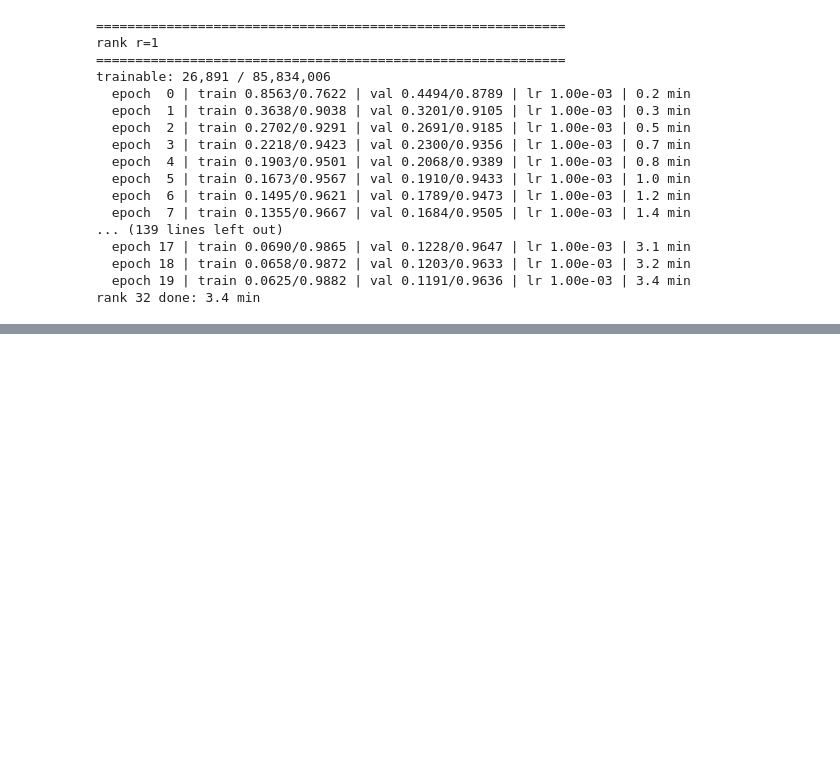
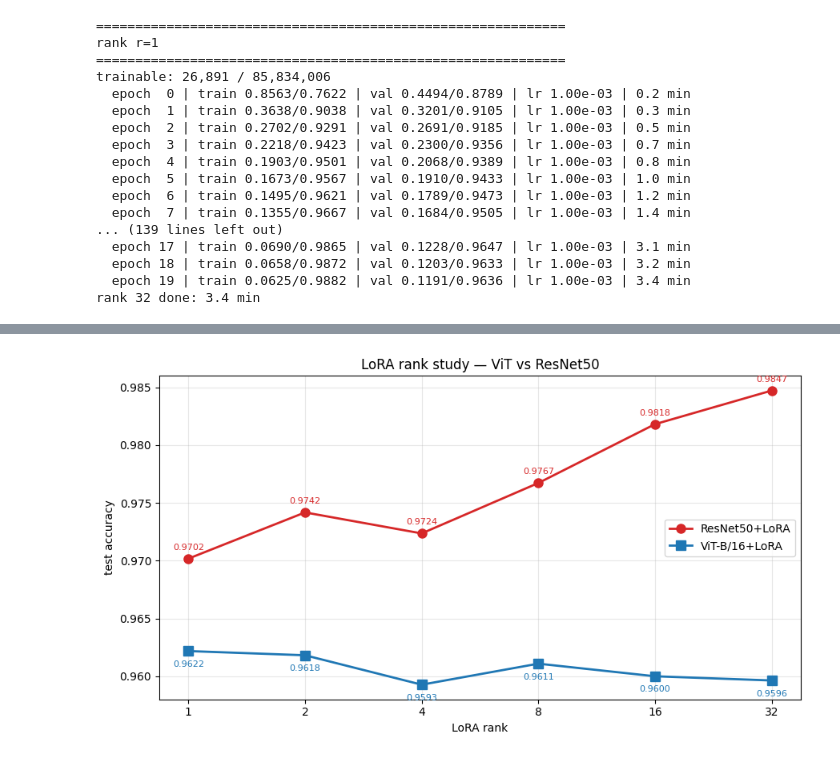
Before and after one commit to iav2002/Assignment_Advanced_Topics_In_DeepLearning, a Jupyter notebook: Part2_Experiments_4_ViT.ipynb, the cells around one changed output, grey strips where cells are left out. Cells and saved outputs as stored; diff of their text form; code cells hidden in the pictures; blank space fills up the shorter version.

```diff
--- a/Part2_Experiments_4_ViT.ipynb
+++ b/Part2_Experiments_4_ViT.ipynb
@@ -443,0 +519,19 @@ rank 32 done: 3.4 min
+# %%
+# load exp2 results to compare
+EXP2_DIR = DRIVE_ROOT / 'results' / 'exp2_lora'
+
+# exp2 stored per rank as separate folders, walk them and pull test acc from each history.json
+exp2_test = {}
+for r in RANKS:
+    h_path = EXP2_DIR / f'lora_r{r}' / 'history.json'
+    if not h_path.exists():
+        print(f'WARN: exp2 r={r} not found at {h_path}')
+        continue
+    with open(h_path) as f:
+        h = json.load(f)
+    # exp2 evaluated test in a separate cell — we need to re-derive or read it
+    # if exp2 saved test_acc directly use it, else fall back to best val acc as proxy
+    exp2_test[r] = h.get('test_acc', max(h['val_acc']))
+
+print('exp2 (ResNet+LoRA):', {k: round(v, 4) for k, v in exp2_test.items()})
+print('exp4 (ViT+LoRA):   ', {k: round(test_results[k]['test_acc'], 4) for k in RANKS})
@@ -443,0 +545,39 @@ rank 32 done: 3.4 min
+# %%
+# pull arrays in the same rank order for both architectures
+ranks_x = list(RANKS)
+vit_acc    = [test_results[r]['test_acc'] for r in ranks_x]
+resnet_acc = [exp2_test[r] for r in ranks_x]
+vit_params    = [test_results[r]['trainable'] for r in ranks_x]
+
+# resnet trainable params come from exp2 history
+resnet_params = []
+for r in ranks_x:
+    h = json.load(open(EXP2_DIR / f'lora_r{r}' / 'history.json'))
+    resnet_params.append(h['trainable_params'])
+
+fig, ax = plt.subplots(figsize=(9, 5))
+
+ax.plot(ranks_x, resnet_acc, 'o-', color='#d62728', label='ResNet50+LoRA', linewidth=2, markersize=8)
+ax.plot(ranks_x, vit_acc,    's-', color='#1f77b4', label='ViT-B/16+LoRA', linewidth=2, markersize=8)
+
+ax.set_xscale('log', base=2)
+ax.set_xticks(ranks_x); ax.set_xticklabels(ranks_x)
+ax.set_xlabel('LoRA rank')
+ax.set_ylabel('test accuracy')
+ax.set_title('LoRA rank study — ViT vs ResNet50')
+ax.grid(alpha=0.3)
+ax.legend(loc='center right')
+
+# annotate each point with the test acc value
+for x, y in zip(ranks_x, resnet_acc):
+    ax.annotate(f'{y:.4f}', (x, y), textcoords='offset points', xytext=(0, 8),
+                ha='center', fontsize=8, color='#d62728')
+for x, y in zip(ranks_x, vit_acc):
+    ax.annotate(f'{y:.4f}', (x, y), textcoords='offset points', xytext=(0, -14),
+                ha='center', fontsize=8, color='#1f77b4')
+
+plt.tight_layout()
+plt.savefig(RESULTS_DIR / 'comparison_vit_vs_resnet.png', dpi=120)
+plt.show()
+# %% [output]
+[figure, added]
```
Also changed, not shown: parts of 7 cells of this notebook.
